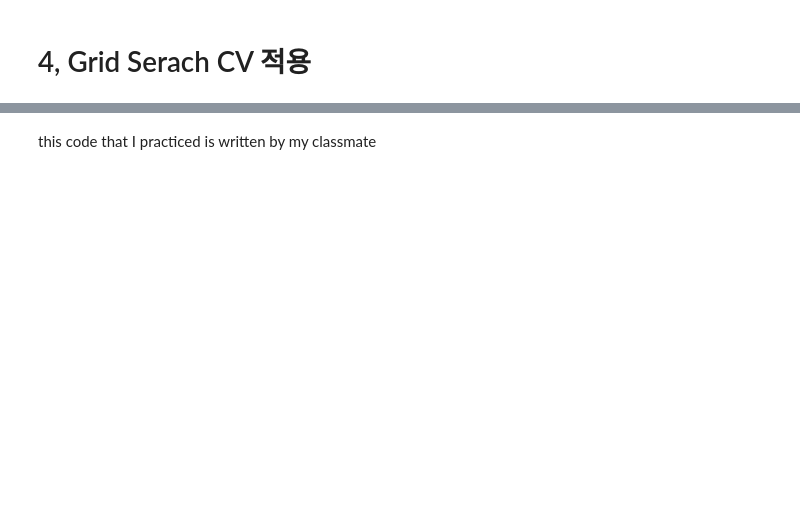
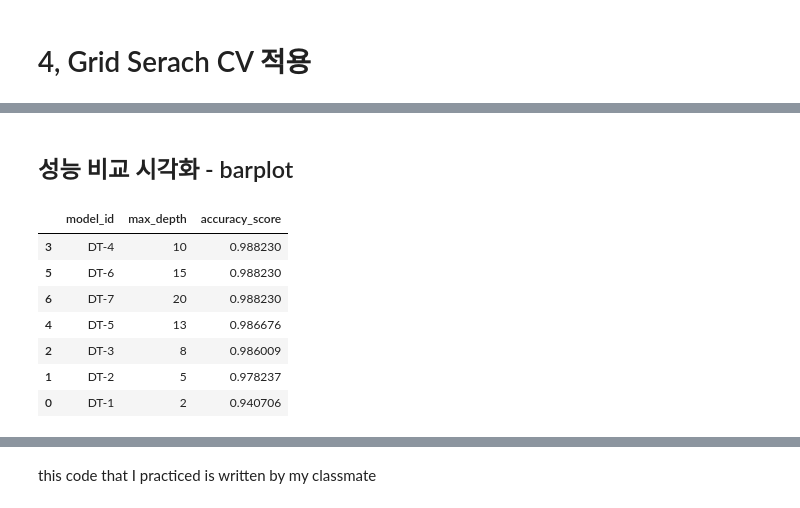
Before and after one commit to Seungeun-Song/Study-for-K-Digital-AI-developer, a Jupyter notebook: Practice/21_03_06_random_forest.ipynb, the cells around one changed output, grey strips where cells are left out. Cells and saved outputs as stored; diff of their text form; code cells hidden in the pictures; blank space fills up the shorter version.

```diff
--- a/Practice/21_03_06_random_forest.ipynb
+++ b/Practice/21_03_06_random_forest.ipynb
@@ -472,0 +511,23 @@ print(accuracy_score(y_test, y_hat))
+# %%
+from sklearn.tree import DecisionTreeClassifier
+
+def decisionTree(model_id, X, y, md=3, ts=0.3, rs=2045, visualFeature = False):
+  # split
+  X_train, X_test, y_train, y_test = train_test_split(X, y, test_size=ts, random_state=rs)
+
+  # model
+  Model_dt = DecisionTreeClassifier(max_depth = md, random_state=rs)
+  Model_dt.fit(X_train, y_train)
+
+  # predict
+  y_hat = Model_dt.predict(X_test)
+
+  if visualFeature:
+    plt.figure(figsize=(15,6))
+    sns.barplot(X.columns, Model_dt.feature_importances_)
+    plt.title('Feature Importances')
+    plt.show()
+
+  score_ac = accuracy_score(y_test, y_hat)
+
+  return {'model_id':model_id, 'max_depth':md, 'accuracy_score':score_ac}
@@ -472,0 +563,14 @@ print(accuracy_score(y_test, y_hat))
+# %% [markdown]
+## 성능 비교 시각화 - barplot
+# %%
+DF_res_sort = DF_res_dt.sort_values(by='accuracy_score', ascending=False)
+DF_res_sort
+# %% [output]
+|  | model_id | max_depth | accuracy_score |
+| 3 | DT-4 | 10 | 0.988230 |
+| 5 | DT-6 | 15 | 0.988230 |
+| 6 | DT-7 | 20 | 0.988230 |
+| 4 | DT-5 | 13 | 0.986676 |
+| 2 | DT-3 | 8 | 0.986009 |
+| 1 | DT-2 | 5 | 0.978237 |
+| 0 | DT-1 | 2 | 0.940706 |
```
Also changed, not shown: parts of 27 cells of this notebook.
